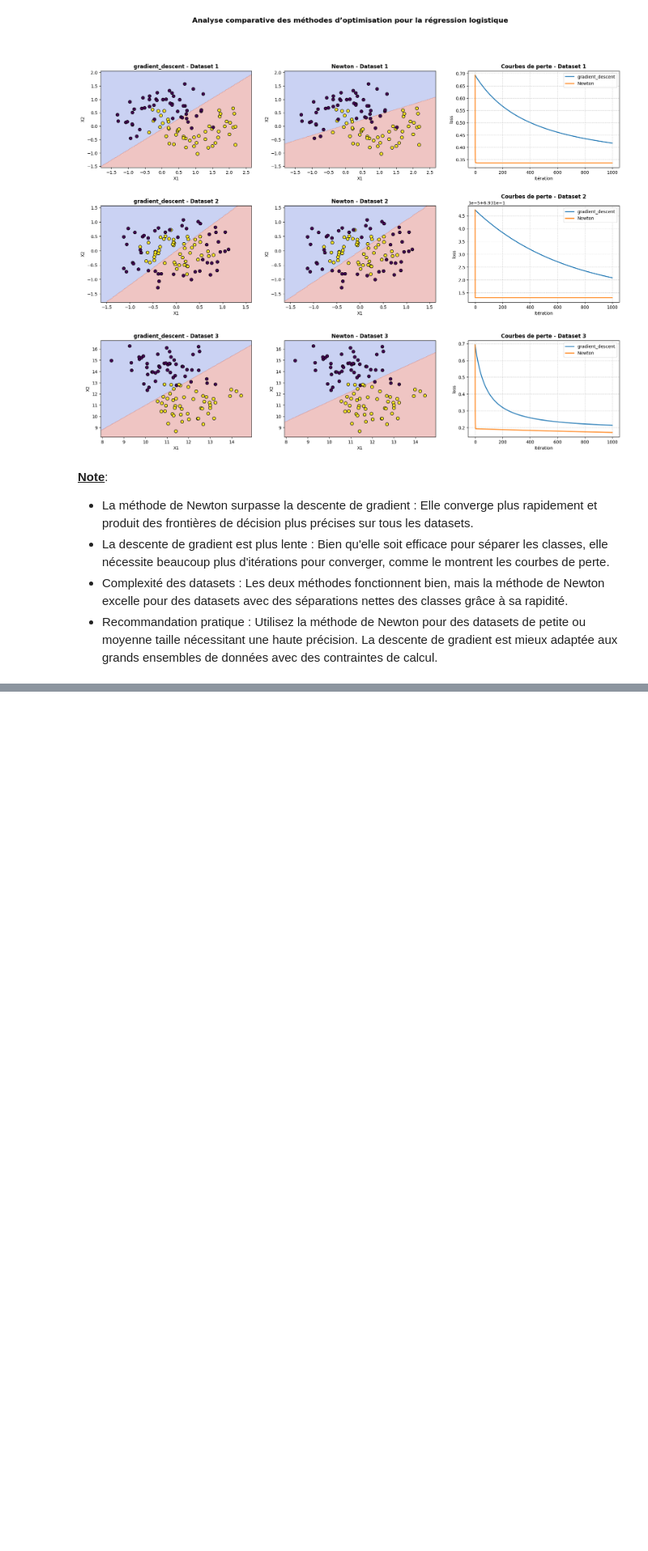
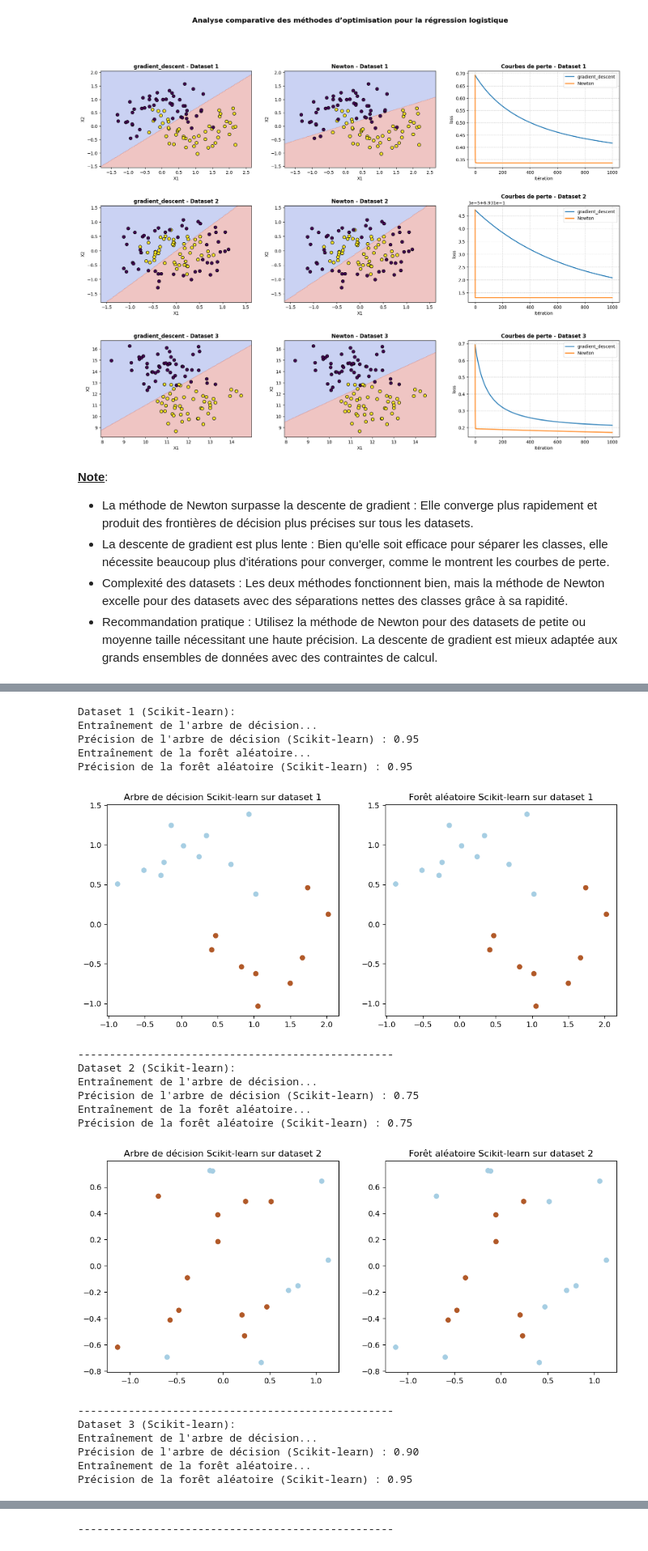
Before and after one commit to RaziRaouf/projet_de_programation_avancee, a Jupyter notebook: AkramChaabnia_AbdelheqMokhtari_mohamedRaoufRazi.ipynb, the cells around one changed output, grey strips where cells are left out. Shown: that part at 81% size. Saved outputs shown, nothing was run; the diff lists cells and outputs as text; code cells hidden in the pictures; blank space fills up the shorter version.

```diff
--- a/AkramChaabnia_AbdelheqMokhtari_mohamedRaoufRazi.ipynb
+++ b/AkramChaabnia_AbdelheqMokhtari_mohamedRaoufRazi.ipynb
@@ -634,0 +825,71 @@ plt.show()
+# %%
+from sklearn.tree import DecisionTreeClassifier
+from sklearn.ensemble import RandomForestClassifier
+from sklearn.datasets import make_moons, make_circles, make_blobs
+from sklearn.model_selection import train_test_split
+from sklearn.metrics import accuracy_score
+import matplotlib.pyplot as plt
+
+# Génération des datasets
+datasets = [
+    make_moons(noise=0.3, random_state=0),
+    make_circles(noise=0.2, factor=0.5, random_state=1),
+    make_blobs(n_samples=100, centers=2, n_features=2, center_box=(0, 20), random_state=0)
+]
+
+# Tester les modèles Scikit-learn sur chaque dataset
+for i, (X, y) in enumerate(datasets):
+    print(f"Dataset {i + 1} (Scikit-learn):")
+
+    # Séparation en train et test
+    X_train, X_test, y_train, y_test = train_test_split(X, y, test_size=0.2, random_state=42)
+
+    # Arbre de décision Scikit-learn
+    print("Entraînement de l'arbre de décision...")
+    sk_dt = DecisionTreeClassifier(criterion="gini", max_depth=3, random_state=0)
+    sk_dt.fit(X_train, y_train)
+    y_pred_sk_dt = sk_dt.predict(X_test)
+    accuracy_sk_dt = accuracy_score(y_test, y_pred_sk_dt)
+    print(f"Précision de l'arbre de décision (Scikit-learn) : {accuracy_sk_dt:.2f}")
+
+    # Forêt aléatoire Scikit-learn
+    print("Entraînement de la forêt aléatoire...")
+    sk_rf = RandomForestClassifier(n_estimators=5, criterion="gini", max_depth=3, random_state=0)
+    sk_rf.fit(X_train, y_train)
+    y_pred_sk_rf = sk_rf.predict(X_test)
+    accuracy_sk_rf = accuracy_score(y_test, y_pred_sk_rf)
+    print(f"Précision de la forêt aléatoire (Scikit-learn) : {accuracy_sk_rf:.2f}")
+
+    # Visualisation des résultats
+    plt.figure(figsize=(12, 5))
+
+    plt.subplot(1, 2, 1)
+    plt.title(f"Arbre de décision Scikit-learn sur dataset {i + 1}")
+    plt.scatter(X_test[:, 0], X_test[:, 1], c=y_pred_sk_dt, cmap=plt.cm.Paired)
+
+    plt.subplot(1, 2, 2)
+    plt.title(f"Forêt aléatoire Scikit-learn sur dataset {i + 1}")
+    plt.scatter(X_test[:, 0], X_test[:, 1], c=y_pred_sk_rf, cmap=plt.cm.Paired)
+
+    plt.show()
+    print("-" * 50)
+# %% [output]
+Dataset 1 (Scikit-learn):
+Entraînement de l'arbre de décision...
+Précision de l'arbre de décision (Scikit-learn) : 0.95
+Entraînement de la forêt aléatoire...
+Précision de la forêt aléatoire (Scikit-learn) : 0.95
+[figure, added]
+--------------------------------------------------
+Dataset 2 (Scikit-learn):
+Entraînement de l'arbre de décision...
+Précision de l'arbre de décision (Scikit-learn) : 0.75
+Entraînement de la forêt aléatoire...
+Précision de la forêt aléatoire (Scikit-learn) : 0.75
+[figure, added]
+--------------------------------------------------
+Dataset 3 (Scikit-learn):
+Entraînement de l'arbre de décision...
+Précision de l'arbre de décision (Scikit-learn) : 0.90
+Entraînement de la forêt aléatoire...
+Précision de la forêt aléatoire (Scikit-learn) : 0.95
@@ -634,0 +897 @@ plt.show()
+--------------------------------------------------
```
Also changed, not shown: parts of 5 cells of this notebook.
